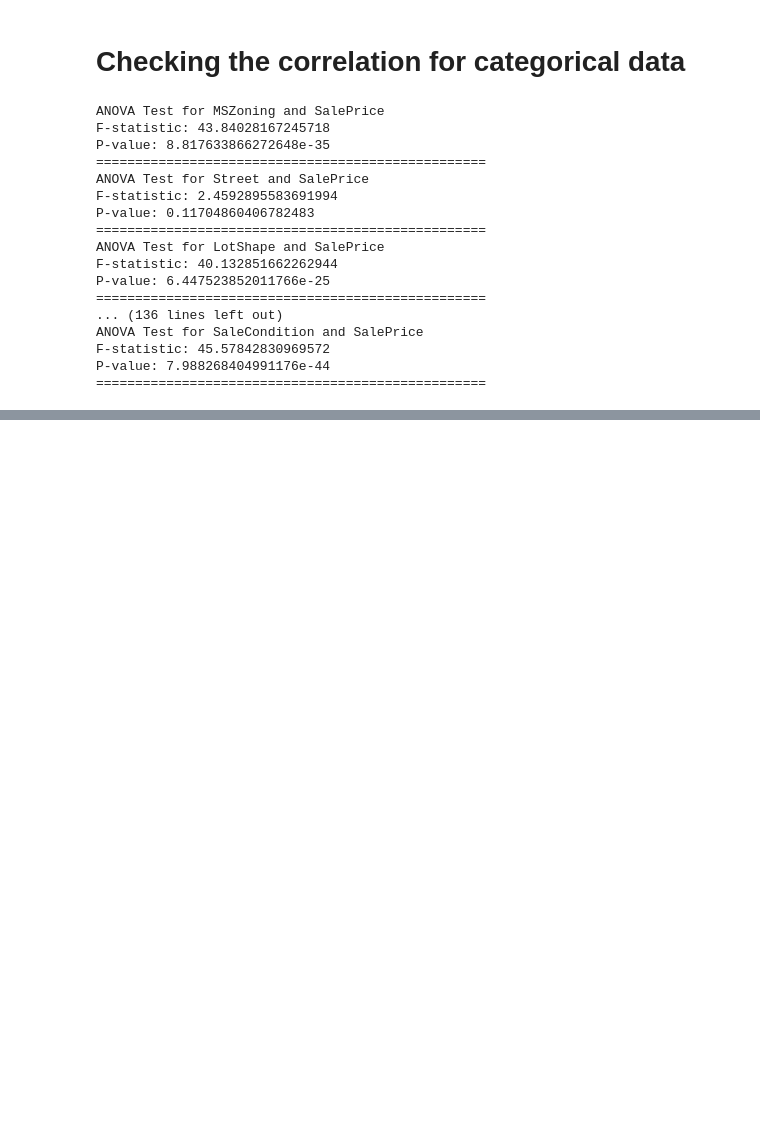
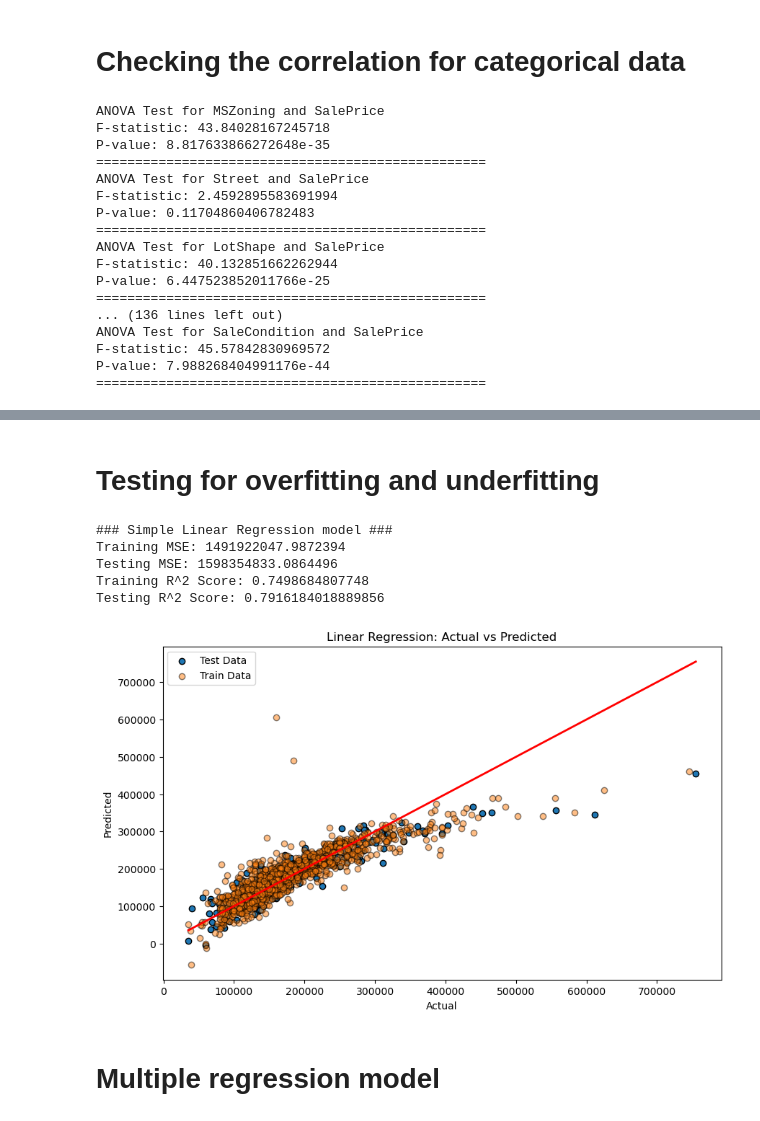
Before and after one commit to Angela-Mukulu-Mwanzia/Phase_3_House-Prices_Feature_engineering, a Jupyter notebook: index.ipynb, the cells around one changed output, grey strips where cells are left out. Drawn from its saved outputs; the diff is of its cells as text; code cells hidden in the pictures; blank space fills up the shorter version.

Commit message:
modelling

```diff
--- a/index.ipynb
+++ b/index.ipynb
@@ -199,0 +273,18 @@ P-value: 7.988268404991176e-44
+# %%
+from sklearn.ensemble import RandomForestRegressor
+import numpy as np
+
+# Train a RandomForest model for feature importance
+random_forest = RandomForestRegressor(n_estimators=100, random_state=42)
+random_forest.fit(X_train, y_train)
+
+# Extract feature importance
+feature_importances = random_forest.feature_importances_
+
+# Combine feature names with their importance scores
+feature_importance_df = pd.DataFrame({
+    'Feature': features,
+    'Importance': feature_importances
+}).sort_values(by='Importance', ascending=False)
+
+feature_importance_df
@@ -199,0 +298,2 @@ P-value: 7.988268404991176e-44
+# %% [markdown]
+# Testing for overfitting and underfitting
@@ -199,0 +302,45 @@ P-value: 7.988268404991176e-44
+# %%
+# Testing for overfit or underfit using linear regression
+def linear_regression_intro(X_train, X_test, y_train, y_test):
+    print("\n### Simple Linear Regression model ###")
+
+    # Initialize and train the model
+    lr = LinearRegression()
+    lr.fit(X_train, y_train)
+
+    # Predictions
+    y_train_pred = lr.predict(X_train)
+    y_test_pred = lr.predict(X_test)
+
+    # Evaluation
+    train_mse = mean_squared_error(y_train, y_train_pred)
+    test_mse = mean_squared_error(y_test, y_test_pred)
+    train_r2 = r2_score(y_train, y_train_pred)
+    test_r2 = r2_score(y_test, y_test_pred)
+
+    print(f"Training MSE: {train_mse}")
+    print(f"Testing MSE: {test_mse}")
+    print(f"Training R^2 Score: {train_r2}")
+    print(f"Testing R^2 Score: {test_r2}")
+
+    # Visualization
+    plt.figure(figsize=(10, 6))
+    plt.scatter(y_test, y_test_pred, edgecolors=(0, 0, 0), label='Test Data')
+    plt.scatter(y_train, y_train_pred, edgecolors=(0, 0, 0), label='Train Data', alpha=0.5)
+    plt.plot([min(y_test), max(y_test)], [min(y_test), max(y_test)], 'r', lw=2)
+    plt.xlabel('Actual')
+    plt.ylabel('Predicted')
+    plt.title('Linear Regression: Actual vs Predicted')
+    plt.legend()
+    plt.show()
+
+linear_regression_intro(X_train, X_test, y_train, y_test)
+# %% [output]
+### Simple Linear Regression model ###
+Training MSE: 1491922047.9872394
+Testing MSE: 1598354833.0864496
+Training R^2 Score: 0.7498684807748
+Testing R^2 Score: 0.7916184018889856
+[figure, added]
+# %% [markdown]
+# Multiple regression model
```
Also changed, not shown: parts of 22 cells of this notebook.
